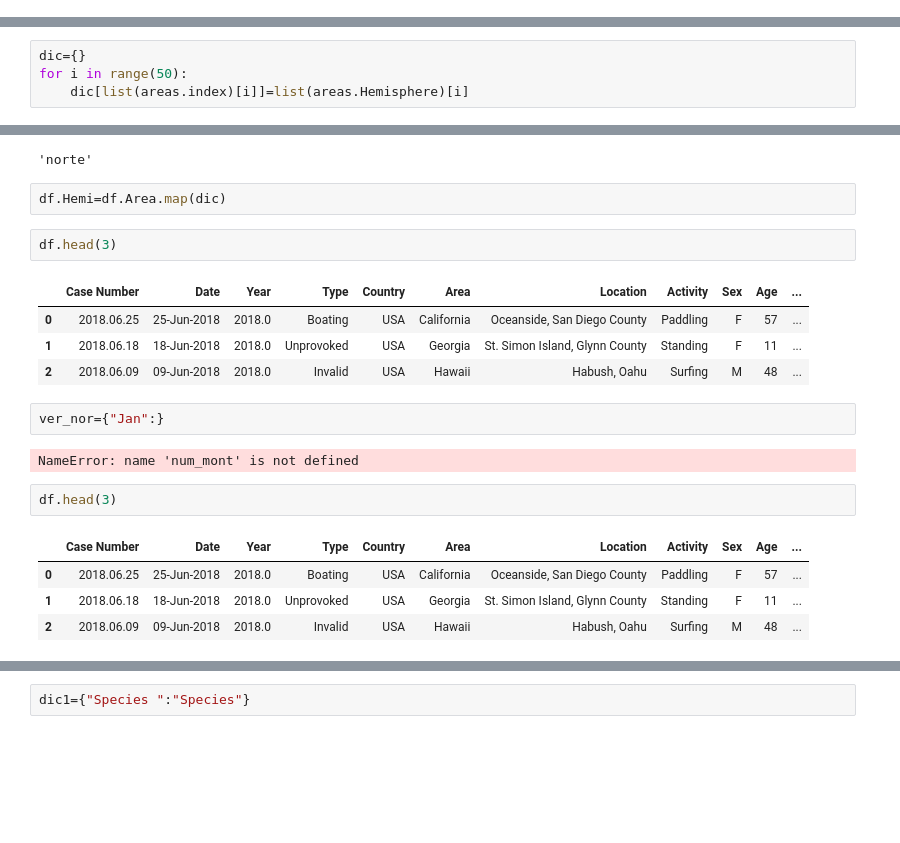
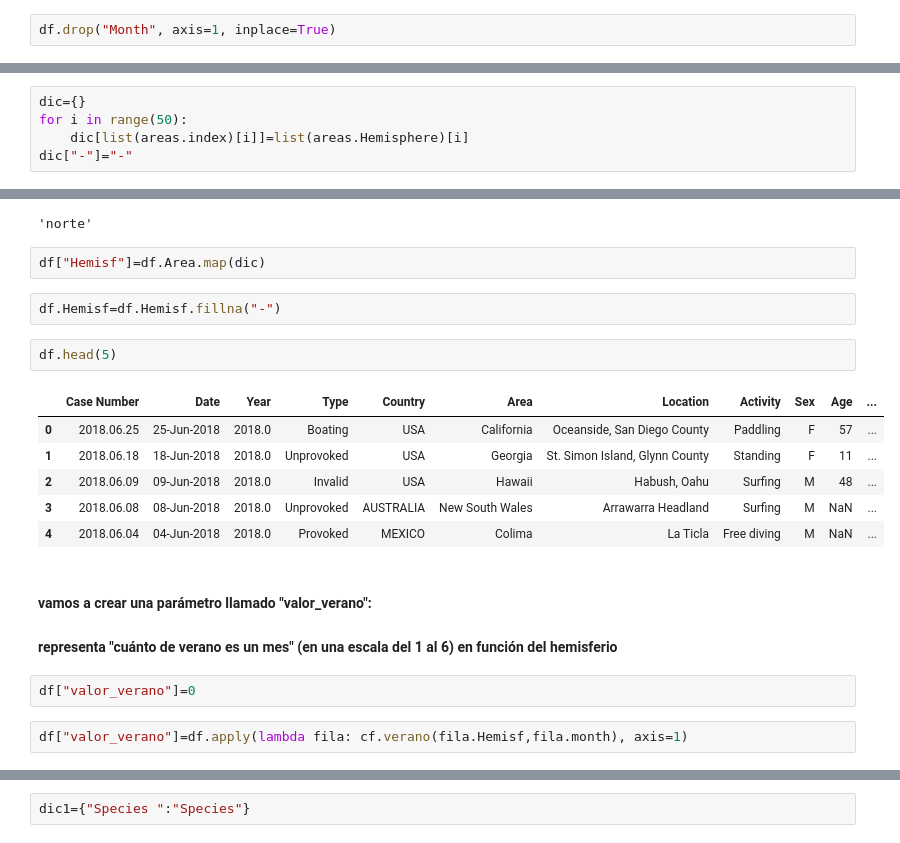
Before and after one commit to aromegar/SharkAttack, a Jupyter notebook: Cleaning_Data_Sharks.ipynb, the cells around one changed output, grey strips where cells are left out. Cells and saved outputs as stored; diff of their text form; blank space fills up the shorter version.

```diff
--- a/Cleaning_Data_Sharks.ipynb
+++ b/Cleaning_Data_Sharks.ipynb
@@ -45,3 +45,5 @@ df["clean_month"]=df.Month.apply(cf.limpiar_mes)
+# %%
+df.drop("Month", axis=1, inplace=True)
 # %%
 df.head(3)
 # %% [output]
@@ -184,28 +166,29 @@ areas.head(10)
 dic={}
 for i in range(50):
     dic[list(areas.index)[i]]=list(areas.Hemisphere)[i]
+dic["-"]="-"
 # %%
 dic["California"]
 # %% [output]
 'norte'
 # %%
-df.Hemi=df.Area.map(dic)
+df["Hemisf"]=df.Area.map(dic)
+# %%
+df.Hemisf=df.Hemisf.fillna("-")
 # %%
-df.head(3)
+df.head(5)
 # %% [output]
 |  | Case Number | Date | Year | Type | Country | Area | Location | Activity | Sex | Age | ... |
 | 0 | 2018.06.25 | 25-Jun-2018 | 2018.0 | Boating | USA | California | Oceanside, San Diego County | Paddling | F | 57 | ... |
 | 1 | 2018.06.18 | 18-Jun-2018 | 2018.0 | Unprovoked | USA | Georgia | St. Simon Island, Glynn County | Standing | F | 11 | ... |
 | 2 | 2018.06.09 | 09-Jun-2018 | 2018.0 | Invalid | USA | Hawaii | Habush, Oahu | Surfing | M | 48 | ... |
+| 3 | 2018.06.08 | 08-Jun-2018 | 2018.0 | Unprovoked | AUSTRALIA | New South Wales | Arrawarra Headland | Surfing | M | NaN | ... |
+| 4 | 2018.06.04 | 04-Jun-2018 | 2018.0 | Provoked | MEXICO | Colima | La Ticla | Free diving | M | NaN | ... |
-# %%
-ver_nor={"Jan":}
-# %% [output]
-NameError: name 'num_mont' is not defined
-# %%
-df.head(3)
-# %% [output]
-|  | Case Number | Date | Year | Type | Country | Area | Location | Activity | Sex | Age | ... |
-| 0 | 2018.06.25 | 25-Jun-2018 | 2018.0 | Boating | USA | California | Oceanside, San Diego County | Paddling | F | 57 | ... |
-| 1 | 2018.06.18 | 18-Jun-2018 | 2018.0 | Unprovoked | USA | Georgia | St. Simon Island, Glynn County | Standing | F | 11 | ... |
-| 2 | 2018.06.09 | 09-Jun-2018 | 2018.0 | Invalid | USA | Hawaii | Habush, Oahu | Surfing | M | 48 | ... |
+# %% [markdown]
+#### vamos a crear una parámetro llamado "valor_verano":
+#### representa "cuánto de verano es un mes" (en una escala del 1 al 6) en función del hemisferio
+# %%
+df["valor_verano"]=0
+# %%
+df["valor_verano"]=df.apply(lambda fila: cf.verano(fila.Hemisf,fila.month), axis=1)
 # %%
```
Also changed, not shown: parts of 14 cells of this notebook, 4 other files.
